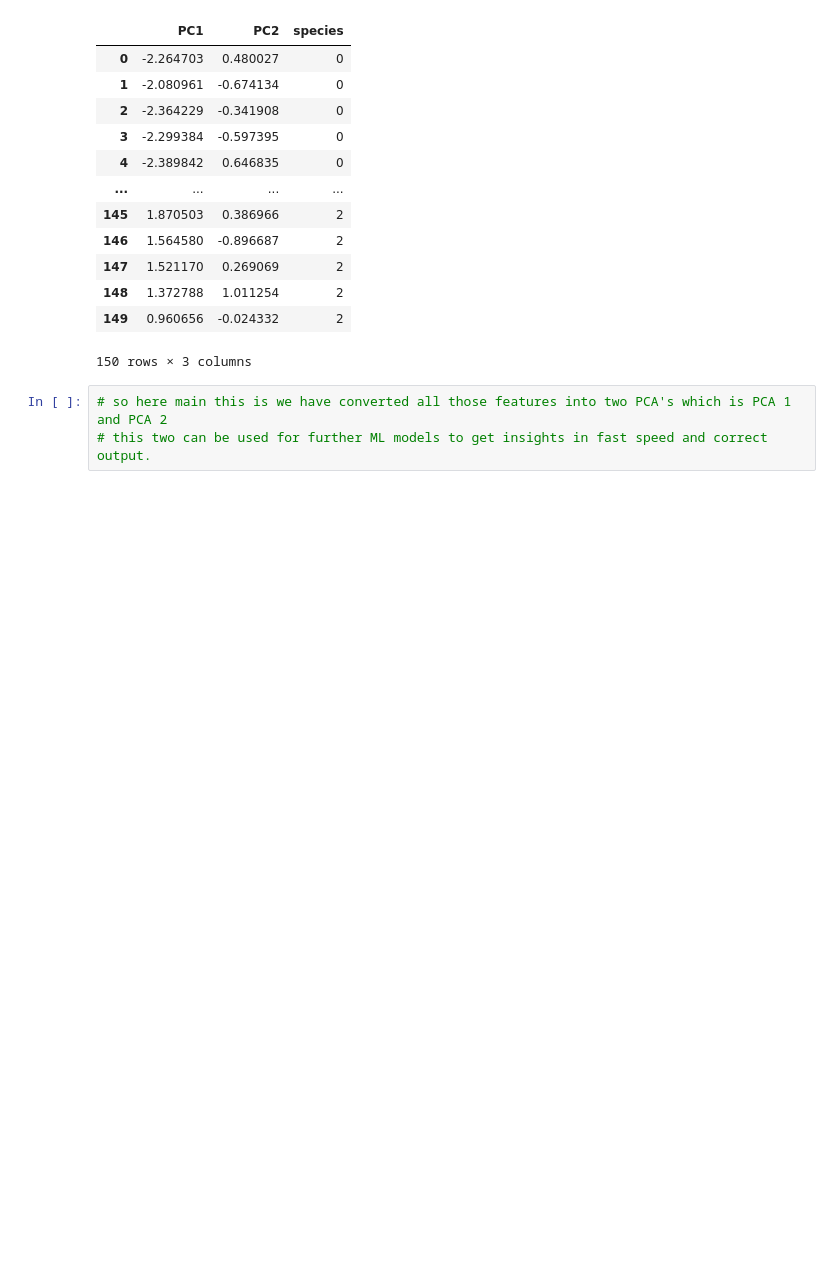
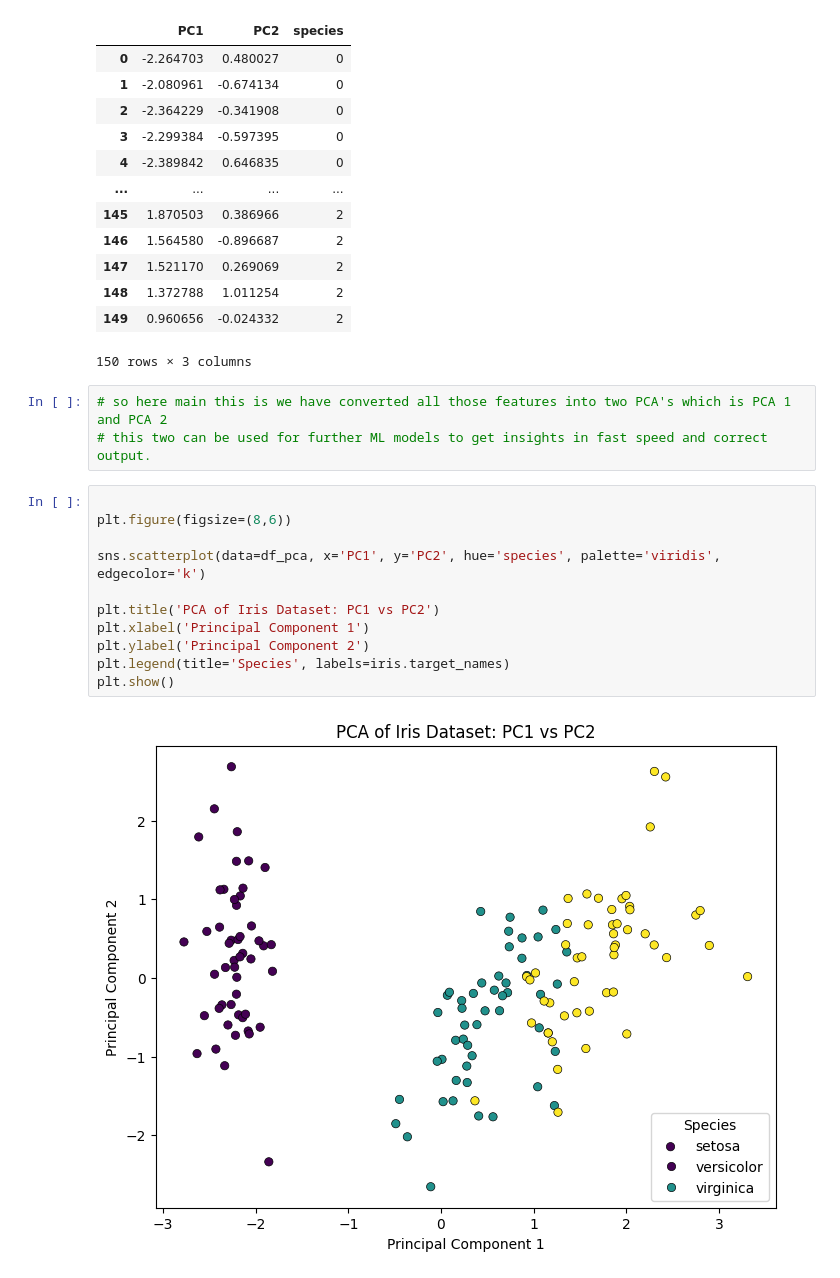
Before and after one commit to Aharv123/Week2-DataScience, a Jupyter notebook: PCA/PCA.ipynb, the cells around one changed output. Drawn from its saved outputs; the diff is of its cells as text; blank space fills up the shorter version.

```diff
--- a/PCA/PCA.ipynb
+++ b/PCA/PCA.ipynb
@@ -74,3 +74,16 @@ df_pca
 # %%
 # so here main this is we have converted all those features into two PCA's which is PCA 1 and PCA 2
 # this two can be used for further ML models to get insights in fast speed and correct output.
+# %%
+
+plt.figure(figsize=(8,6))
+
+sns.scatterplot(data=df_pca, x='PC1', y='PC2', hue='species', palette='viridis', edgecolor='k')
+
+plt.title('PCA of Iris Dataset: PC1 vs PC2')
+plt.xlabel('Principal Component 1')
+plt.ylabel('Principal Component 2')
+plt.legend(title='Species', labels=iris.target_names)
+plt.show()
+# %% [output]
+[figure, added]
```
